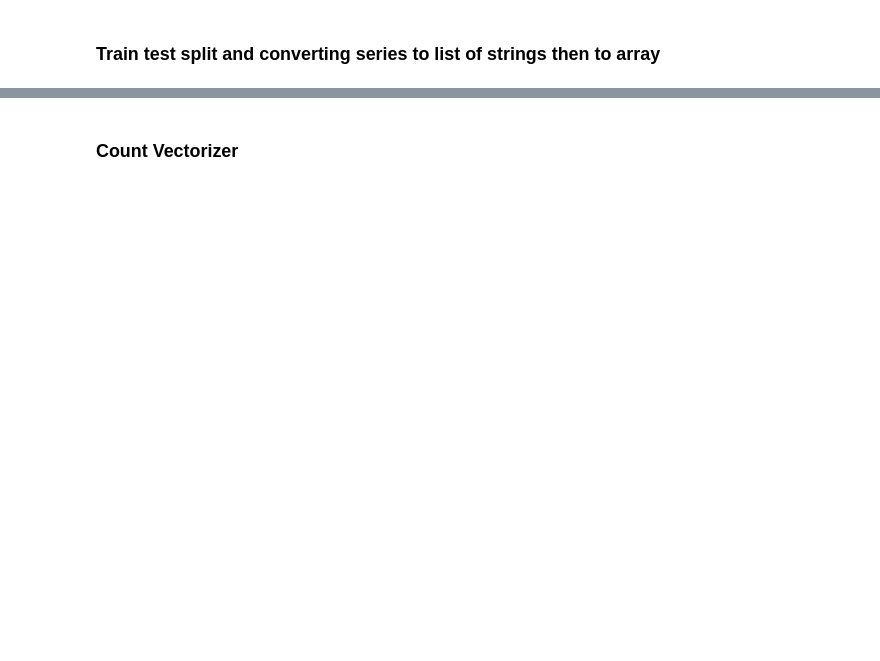
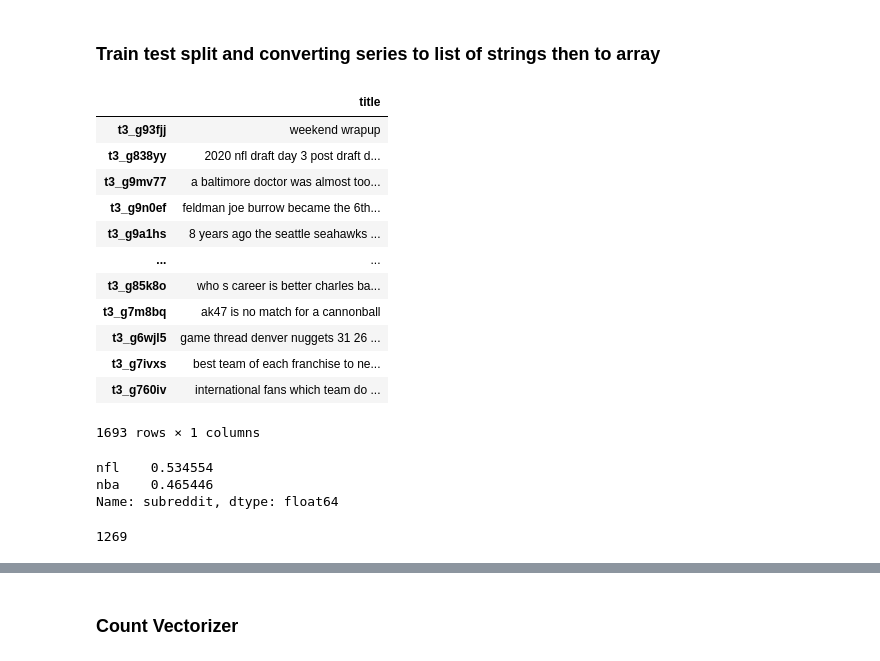
Before and after one commit to learn-co-students/dc-ds-021720, a Jupyter notebook: mod-4/week-2/day-2-nlp-2/nlp_classification.ipynb, the cells around one changed output, grey strips where cells are left out. Cells and saved outputs as stored; diff of their text form; code cells hidden in the pictures; blank space fills up the shorter version.

```diff
--- a/mod-4/week-2/day-2-nlp-2/nlp_classification.ipynb
+++ b/mod-4/week-2/day-2-nlp-2/nlp_classification.ipynb
@@ -114,0 +163,3 @@ word_tokenizer = RegexpTokenizer(r'\w+')
+# %%
+train = pd.concat([nfltest, nbatest])
+train['title'] = train['title'].map(lambda x: word_tokenizer.tokenize(x.lower()))
@@ -115,2 +177,4 @@ word_tokenizer = RegexpTokenizer(r'\w+')
+# %%
+tknzr = TweetTokenizer()
 # %%
-train['title'] = train['title'].map(lambda x: word_tokenizer.tokenize(x.lower()))
+train['title'] = train['title'].map(lambda x: tknzr.tokenize(x.lower()))
@@ -127,6 +211,22 @@ train['title'][0:5]
 # %%
 X = train[['title']]
 y = train['subreddit']
+# %%
+X
+# %% [output]
+|  | title |
+| t3_g93fjj | weekend wrapup |
+| t3_g838yy | 2020 nfl draft day 3 post draft d... |
+| t3_g9mv77 | a baltimore doctor was almost too... |
+| t3_g9n0ef | feldman joe burrow became the 6th... |
+| t3_g9a1hs | 8 years ago the seattle seahawks ... |
+| ... | ... |
+| t3_g85k8o | who s career is better charles ba... |
+| t3_g7m8bq | ak47 is no match for a cannonball |
+| t3_g6wjl5 | game thread denver nuggets 31 26 ... |
+| t3_g7ivxs | best team of each franchise to ne... |
+| t3_g760iv | international fans which team do ... |
+1693 rows × 1 columns
 # %%
 from sklearn.model_selection import train_test_split
 
@@ -139,6 +239,10 @@ X_train, X_test, y_train, y_test = train_test_split(X,
 # baseline is
 
 y.value_counts(normalize=True)
+# %% [output]
+nfl    0.534554
+nba    0.465446
+Name: subreddit, dtype: float64
 # %%
 # create our training data list - this is a list of strings, with each string being a post title
 
@@ -148,6 +252,8 @@ for traindata in X_train['title']:
     clean_train_data.append(traindata)
 # %%
 len(clean_train_data)
+# %% [output]
+1269
 # %%
 # create test data list
 
```
Also changed, not shown: parts of 31 cells of this notebook, 30 other files.
